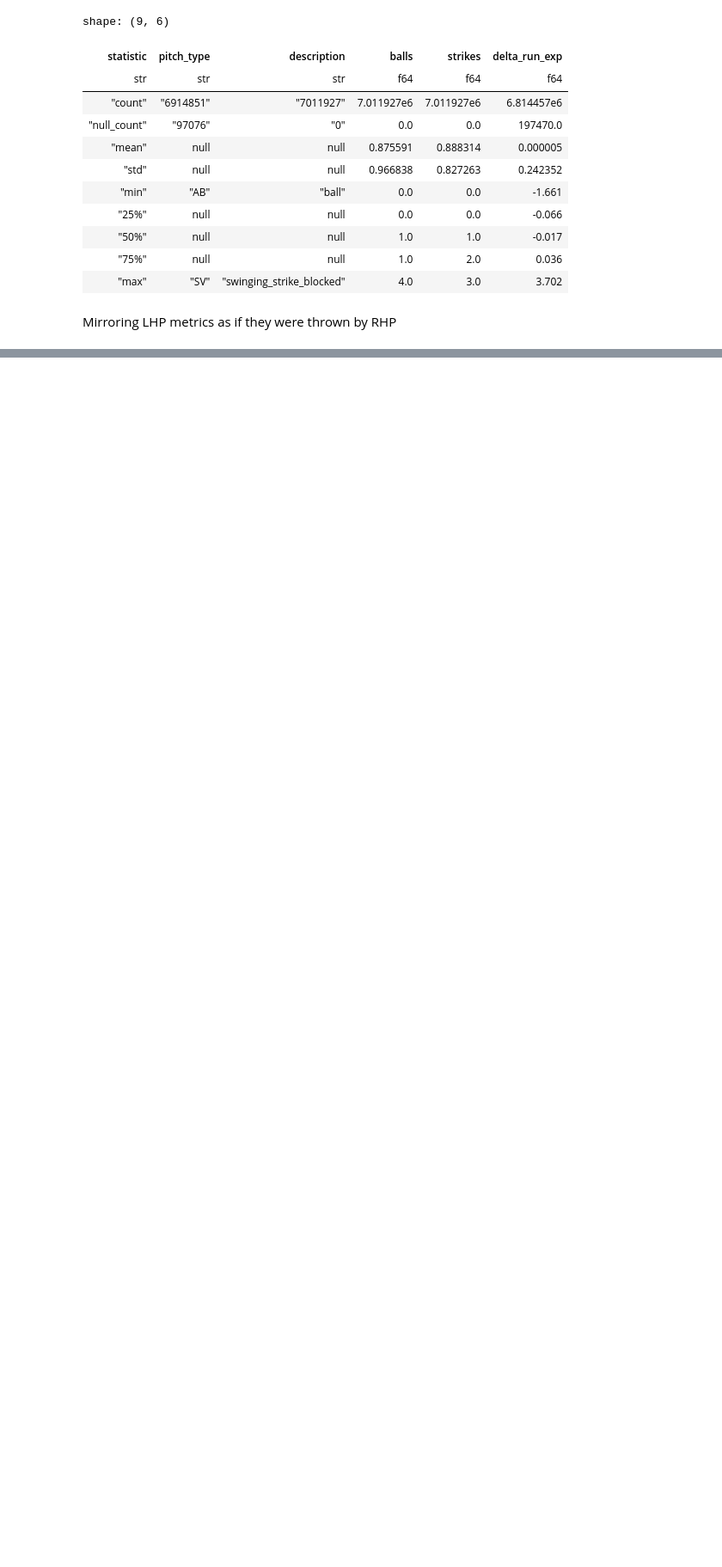
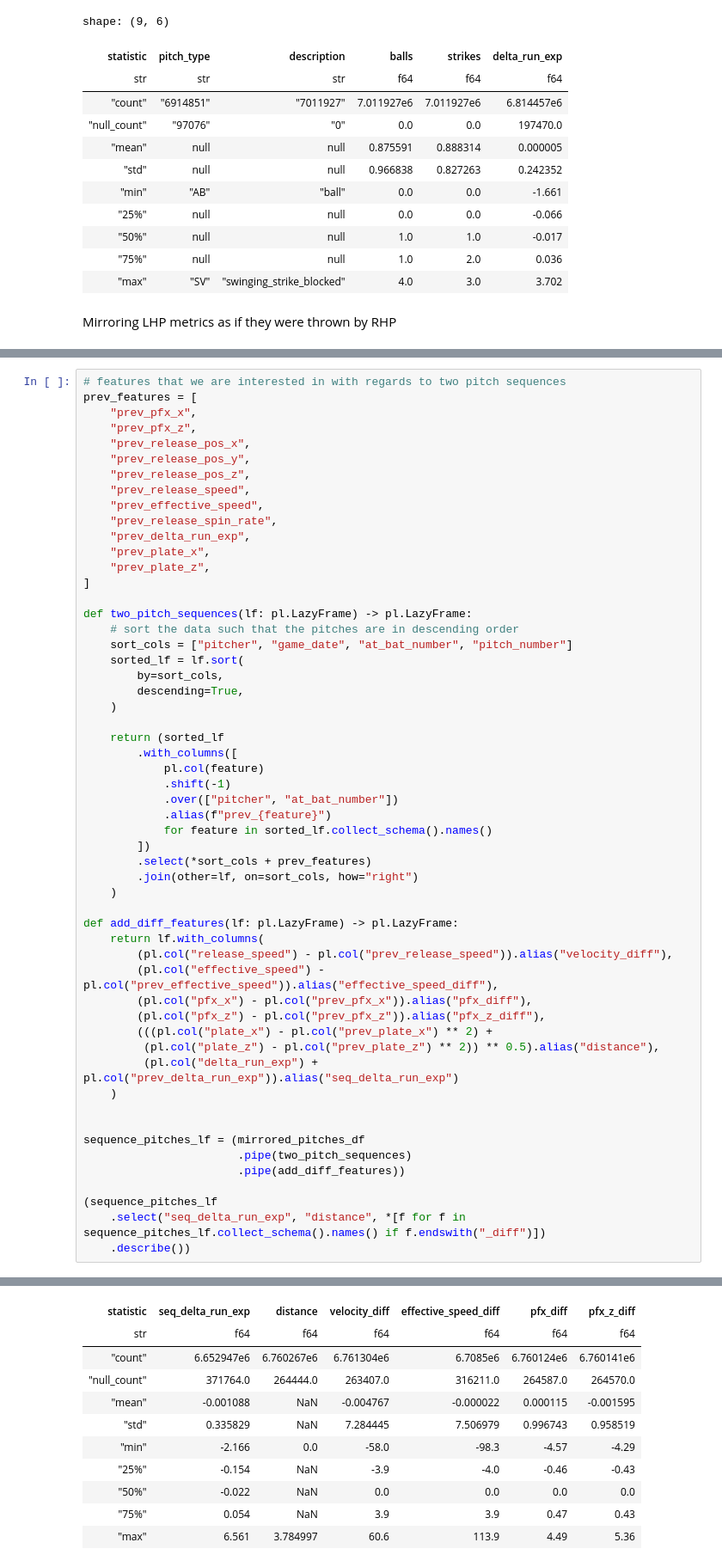
Before and after one commit to Jensen-holm/Sequence-Plus, a Jupyter notebook: notebooks/tunnel+.ipynb, the cells around one changed output, grey strips where cells are left out. Shown at 86% size. Saved outputs shown, nothing was run; the diff lists cells and outputs as text; blank space fills up the shorter version.

Commit message:
working on diff & prev columns for sequences

```diff
--- a/notebooks/tunnel+.ipynb
+++ b/notebooks/tunnel+.ipynb
@@ -152,0 +153,56 @@ Now adding the rest of the features
+# %%
+# features that we are interested in with regards to two pitch sequences
+prev_features = [
+    "prev_pfx_x",
+    "prev_pfx_z",
+    "prev_release_pos_x",
+    "prev_release_pos_y",
+    "prev_release_pos_z",
+    "prev_release_speed",
+    "prev_effective_speed",
+    "prev_release_spin_rate",
+    "prev_delta_run_exp",
+    "prev_plate_x",
+    "prev_plate_z",
+]
+
+def two_pitch_sequences(lf: pl.LazyFrame) -> pl.LazyFrame:
+    # sort the data such that the pitches are in descending order
+    sort_cols = ["pitcher", "game_date", "at_bat_number", "pitch_number"]
+    sorted_lf = lf.sort(
+        by=sort_cols,
+        descending=True,
+    )
+
+    return (sorted_lf
+        .with_columns([
+            pl.col(feature)
+            .shift(-1)
+            .over(["pitcher", "at_bat_number"])
+            .alias(f"prev_{feature}")
+            for feature in sorted_lf.collect_schema().names()
+        ])
+        .select(*sort_cols + prev_features)
+        .join(other=lf, on=sort_cols, how="right")
+    )
+
+def add_diff_features(lf: pl.LazyFrame) -> pl.LazyFrame:
+    return lf.with_columns(
+        (pl.col("release_speed") - pl.col("prev_release_speed")).alias("velocity_diff"),
+        (pl.col("effective_speed") - pl.col("prev_effective_speed")).alias("effective_speed_diff"),
+        (pl.col("pfx_x") - pl.col("prev_pfx_x")).alias("pfx_diff"),
+        (pl.col("pfx_z") - pl.col("prev_pfx_z")).alias("pfx_z_diff"),
+        (((pl.col("plate_x") - pl.col("prev_plate_x") ** 2) +
+         (pl.col("plate_z") - pl.col("prev_plate_z") ** 2)) ** 0.5).alias("distance"),
+         (pl.col("delta_run_exp") + pl.col("prev_delta_run_exp")).alias("seq_delta_run_exp")
+    )
+
+
+sequence_pitches_lf = (mirrored_pitches_df
+                       .pipe(two_pitch_sequences)
+                       .pipe(add_diff_features))
+
+(sequence_pitches_lf
+    .select("seq_delta_run_exp", "distance", *[f for f in sequence_pitches_lf.collect_schema().names() if f.endswith("_diff")])
+    .describe())
+# %% [output]
@@ -152,0 +210,11 @@ Now adding the rest of the features
+| statistic | seq_delta_run_exp | distance | velocity_diff | effective_speed_diff | pfx_diff | pfx_z_diff |
+| str | f64 | f64 | f64 | f64 | f64 | f64 |
+| "count" | 6.652947e6 | 6.760267e6 | 6.761304e6 | 6.7085e6 | 6.760124e6 | 6.760141e6 |
+| "null_count" | 371764.0 | 264444.0 | 263407.0 | 316211.0 | 264587.0 | 264570.0 |
+| "mean" | -0.001088 | NaN | -0.004767 | -0.000022 | 0.000115 | -0.001595 |
+| "std" | 0.335829 | NaN | 7.284445 | 7.506979 | 0.996743 | 0.958519 |
+| "min" | -2.166 | 0.0 | -58.0 | -98.3 | -4.57 | -4.29 |
+| "25%" | -0.154 | NaN | -3.9 | -4.0 | -0.46 | -0.43 |
+| "50%" | -0.022 | NaN | 0.0 | 0.0 | 0.0 | 0.0 |
+| "75%" | 0.054 | NaN | 3.9 | 3.9 | 0.47 | 0.43 |
+| "max" | 6.561 | 3.784997 | 60.6 | 113.9 | 4.49 | 5.36 |
```
Also changed, not shown: parts of 9 cells of this notebook, 1 other file.
